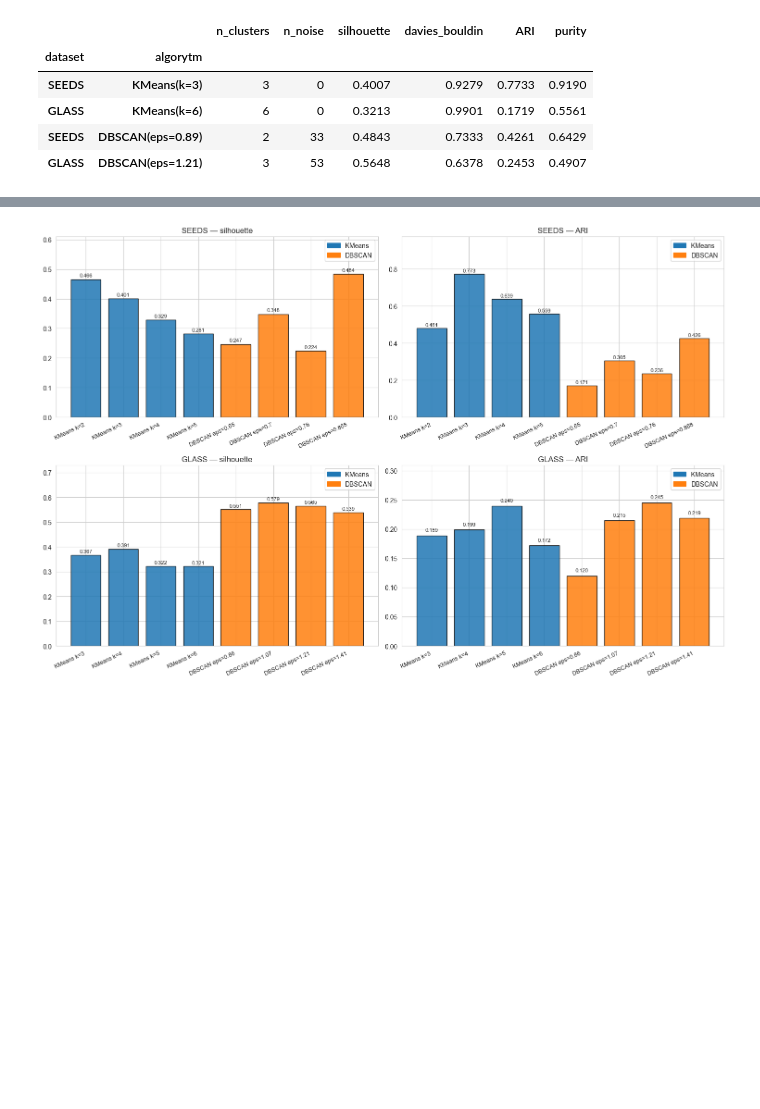
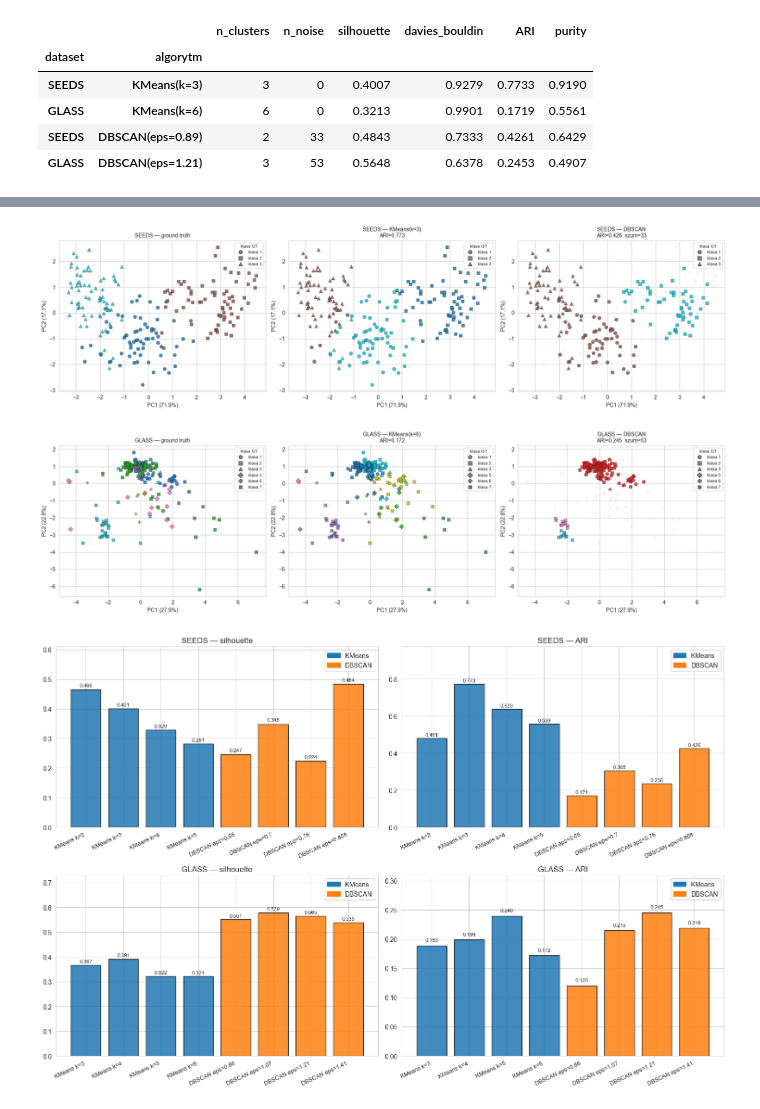
Before and after one commit to mikolaj-olesinski/Machine-Learning-PWR, a Jupyter notebook: lista4/lab4 (1).ipynb, the cells around one changed output, grey strips where cells are left out. Saved outputs shown, nothing was run; the diff lists cells and outputs as text; code cells hidden in the pictures; blank space fills up the shorter version.

```diff
--- a/lista4/lab4 (1).ipynb
+++ b/lista4/lab4 (1).ipynb
@@ -926,3 +933,29 @@ plt.show()
+# %%
+def compare_kmeans_dbscan(X, y, km, db, title):
+    pca = PCA(n_components=2).fit(X)
+    fig, axes = plt.subplots(1, 3, figsize=(18, 5))
+
+    plot_clusters_pca(X, y, y, f'{title} — ground truth', ax=axes[0], pca=pca)
+    plot_clusters_pca(X, km.labels_, y,
+                      f'{title} — KMeans(k={len(set(km.labels_))})\nARI={cluster_metrics(X, y, km.labels_)["ARI"]:.3f}',
+                      ax=axes[1], pca=pca)
+    plot_clusters_pca(X, db.labels_, y,
+                      f'{title} — DBSCAN\nARI={cluster_metrics(X, y, db.labels_)["ARI"]:.3f}  szum={( db.labels_==-1).sum()}',
+                      ax=axes[2], pca=pca)
+    plt.tight_layout()
+    plt.show()
+
+km_best_seeds = KMeans(n_clusters=k_best_seeds, n_init=20, random_state=0).fit(X_seeds)
+km_best_glass = KMeans(n_clusters=k_best_glass, n_init=20, random_state=0).fit(X_glass)
+
+db_best_seeds = DBSCAN(eps=eps_best_seeds, min_samples=5).fit(X_seeds)
+db_best_glass = DBSCAN(eps=eps_best_glass, min_samples=5).fit(X_glass)
+
+compare_kmeans_dbscan(X_seeds, y_seeds, km_best_seeds, db_best_seeds, 'SEEDS')
+compare_kmeans_dbscan(X_glass, y_glass, km_best_glass, db_best_glass, 'GLASS')
+# %% [output]
+[figure, added]
+[figure, added]
 # %%
 configs_seeds = []
 for k in [2, 3, 4, 5]:
```
Also changed, not shown: parts of 2 cells of this notebook, 4 other files.
